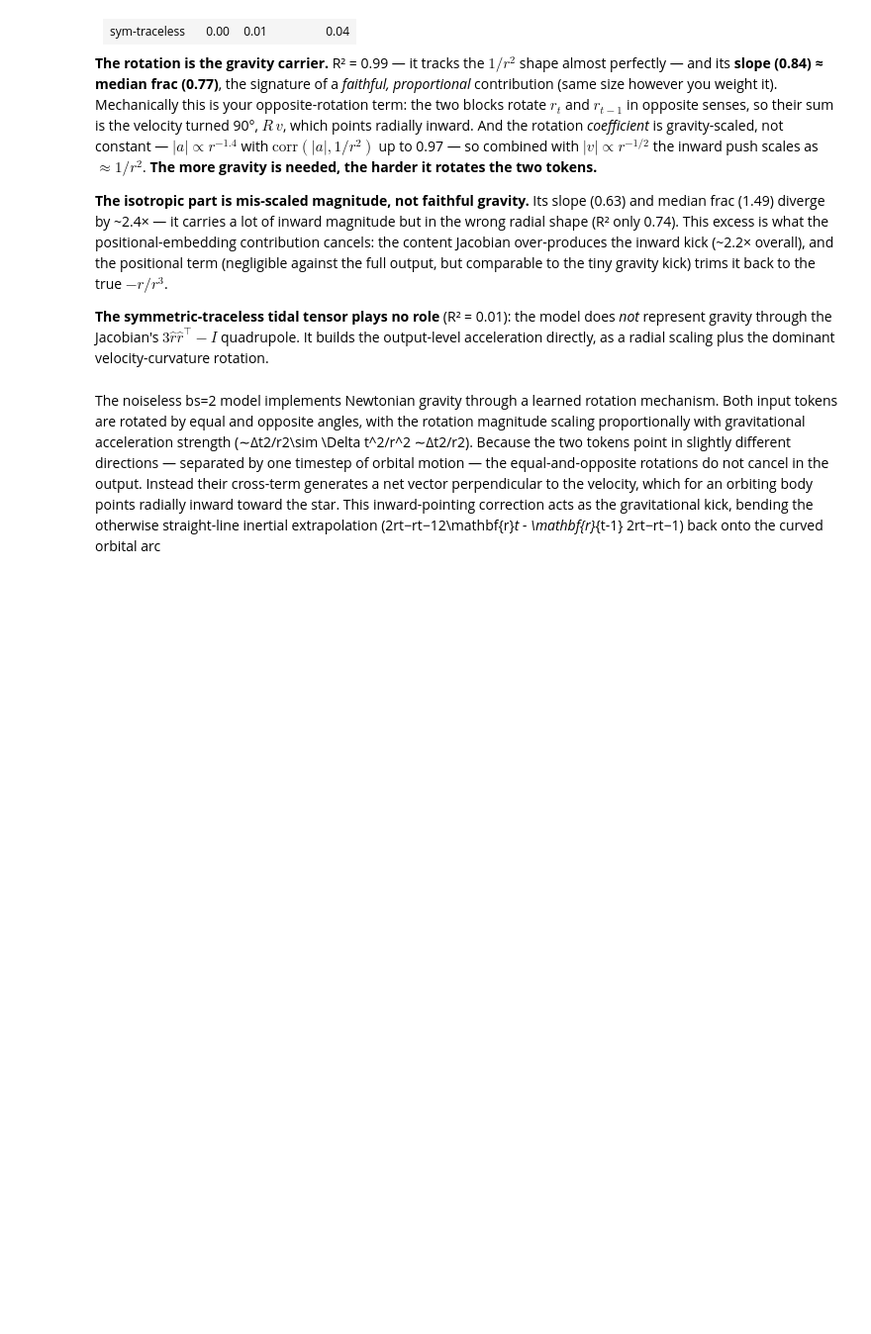
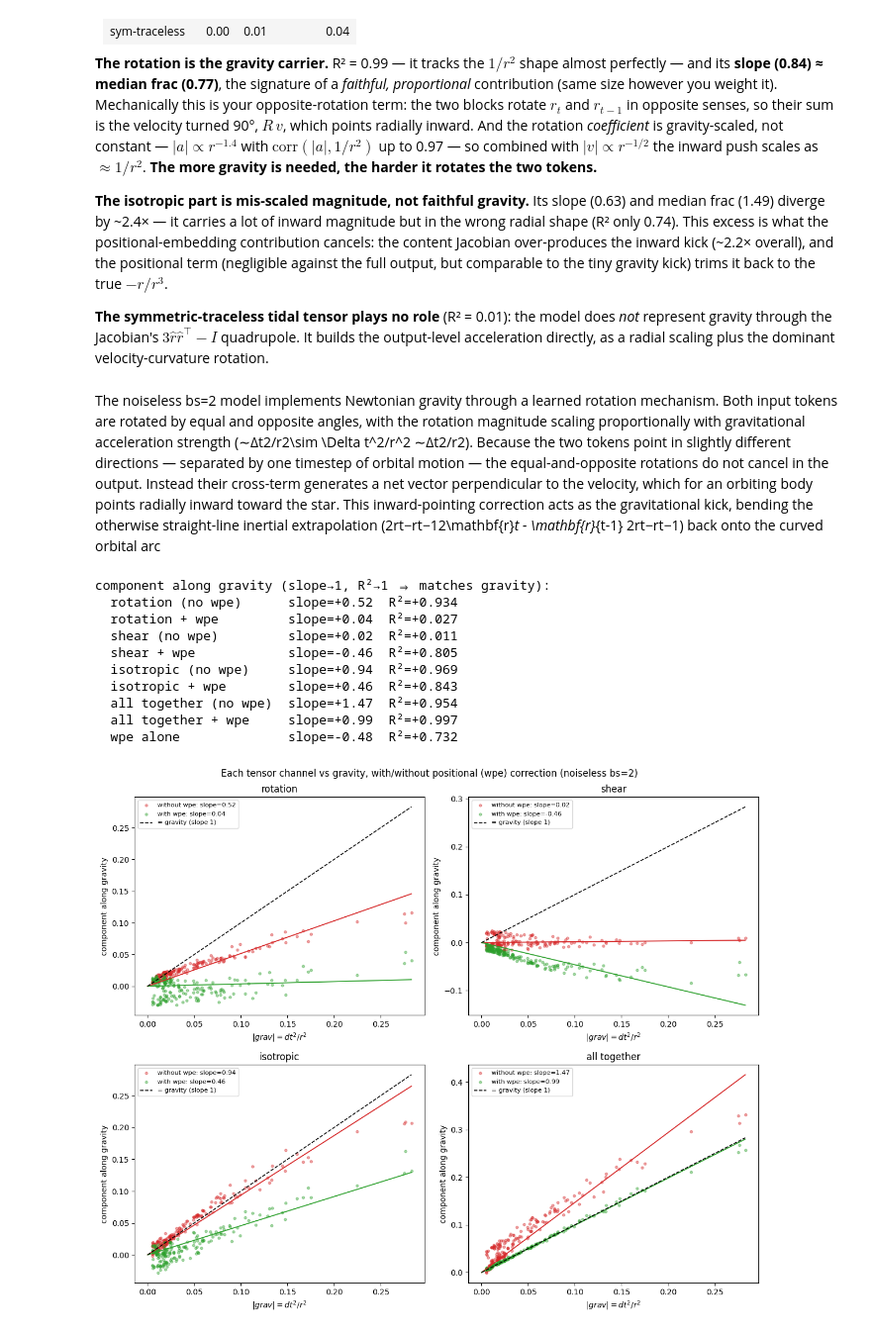
Before and after one commit to Arcadia-Science/world-model-orbits, a Jupyter notebook: mechanistic_analysis.ipynb, the cells around one changed output. Shown at 99% size. Drawn from its saved outputs; the diff is of its cells as text; code cells hidden in the pictures; blank space fills up the shorter version.

```diff
--- a/mechanistic_analysis.ipynb
+++ b/mechanistic_analysis.ipynb
@@ -1548,0 +1515,73 @@ The noiseless bs=2 model implements Newtonian gravity through a learned rotation
+# %%
+# ── Each tensor channel vs gravity, with/without the positional (wpe) correction ──
+# Channels: rotation, shear, isotropic, and all-together. wpe = the positional
+# counter-term (ELM-exact, idx 5). Note: wpe offsets the TOTAL content overshoot,
+# so only the 'all together + wpe' panel lands on gravity; per-channel +wpe over-corrects.
+I2 = np.eye(2); R = np.array([[0., -1.], [1., 0.]]); DT = 0.2
+mdl = model_noiseless
+T   = all_blocks.shape[1]; D = all_blocks.shape[-1]
+
+w_k = NT.sample_orbit_windows(BLOCK_SIZE, N_WINDOWS, seed=SEED, offset=OFFSET)  # matches all_blocks
+r_t, r_pr = w_k[:, -1, :], w_k[:, -2, :]
+r    = np.linalg.norm(r_t, axis=1)
+grav = -DT**2 * r_t / r[:, None]**3
+
+Jr = all_blocks[:, T-1] - 2*I2; Jp = all_blocks[:, T-2] + 1*I2
+def parts(J):
+    ds  = (J[:, 0, 0] + J[:, 1, 1]) / 2
+    a   = (J[:, 1, 0] - J[:, 0, 1]) / 2
+    sym = (J + J.transpose(0, 2, 1)) / 2
+    G   = sym - ((sym[:, 0, 0] + sym[:, 1, 1]) / 2)[:, None, None] * I2
+    return ds, a, G
+mv = lambda M, x: np.einsum('nij,nj->ni', M, x)
+ds_r, a_r, G_r = parts(Jr); ds_p, a_p, G_p = parts(Jp)
+iso   = ds_r[:, None]*r_t + ds_p[:, None]*r_pr
+rot   = (a_r[:, None]*r_t + a_p[:, None]*r_pr) @ R.T
+sym   = mv(G_r, r_t) + mv(G_p, r_pr)
+total = iso + rot + sym
+
+# positional (wpe) contribution to the LAST output token, per window (ELM-exact)
+pos = np.zeros_like(r_t)
+for i, wi in enumerate(w_k):
+    xs = torch.tensor(wi, dtype=torch.float64).unsqueeze(0)
+    pos[i] = mdl.compute_detached_jacobians_embedding(xs)[5][(T-1)*D:T*D].detach().numpy()
+
+channels = [('rotation', rot), ('shear', sym), ('isotropic', iso), ('all together', total)]
+
+def report(u, name):
+    g = np.linalg.norm(grav, axis=1); proj = (u*grav).sum(1)/g
+    s = (g*proj).sum()/(g*g).sum(); r2 = 1 - ((proj - s*g)**2).sum()/(proj**2).sum()
+    print(f"  {name:22s} slope={s:+.2f}  R²={r2:+.3f}")
+
+print("component along gravity (slope→1, R²→1 ⇒ matches gravity):")
+for name, base in channels:
+    report(base, f'{name} (no wpe)')
+    report(base + pos, f'{name} + wpe')
+report(pos, 'wpe alone')
+
+# ── 2x2 figure: each channel, with vs without wpe ──
+g = np.linalg.norm(grav, axis=1); xline = np.linspace(0, g.max(), 50)
+fig, axes = plt.subplots(2, 2, figsize=(12, 10))
+for ax, (name, base) in zip(axes.flat, channels):
+    for u, c, l in [(base, 'tab:red', 'without wpe'), (base + pos, 'tab:green', 'with wpe')]:
+        proj = (u*grav).sum(1)/g; s = (g*proj).sum()/(g*g).sum()
+        ax.scatter(g, proj, s=10, alpha=0.4, color=c, label=f'{l}: slope={s:.2f}')
+        ax.plot(xline, s*xline, color=c, lw=1.3)
+    ax.plot(xline, xline, 'k--', lw=1.2, label='= gravity (slope 1)')
+    ax.set_xlabel(r'$|grav| = dt^2/r^2$'); ax.set_ylabel('component along gravity')
+    ax.set_title(name); ax.legend(fontsize=8)
+fig.suptitle(f'Each tensor channel vs gravity, with/without positional (wpe) correction '
+             f'(noiseless bs={BLOCK_SIZE})', fontsize=12)
+fig.tight_layout(); plt.show()
+# %% [output]
+component along gravity (slope→1, R²→1 ⇒ matches gravity):
+  rotation (no wpe)      slope=+0.52  R²=+0.934
+  rotation + wpe         slope=+0.04  R²=+0.027
+  shear (no wpe)         slope=+0.02  R²=+0.011
+  shear + wpe            slope=-0.46  R²=+0.805
+  isotropic (no wpe)     slope=+0.94  R²=+0.969
+  isotropic + wpe        slope=+0.46  R²=+0.843
+  all together (no wpe)  slope=+1.47  R²=+0.954
+  all together + wpe     slope=+0.99  R²=+0.997
+  wpe alone              slope=-0.48  R²=+0.732
+[figure, added]
```
Also changed, not shown: parts of 17 cells of this notebook, 5 other files.
